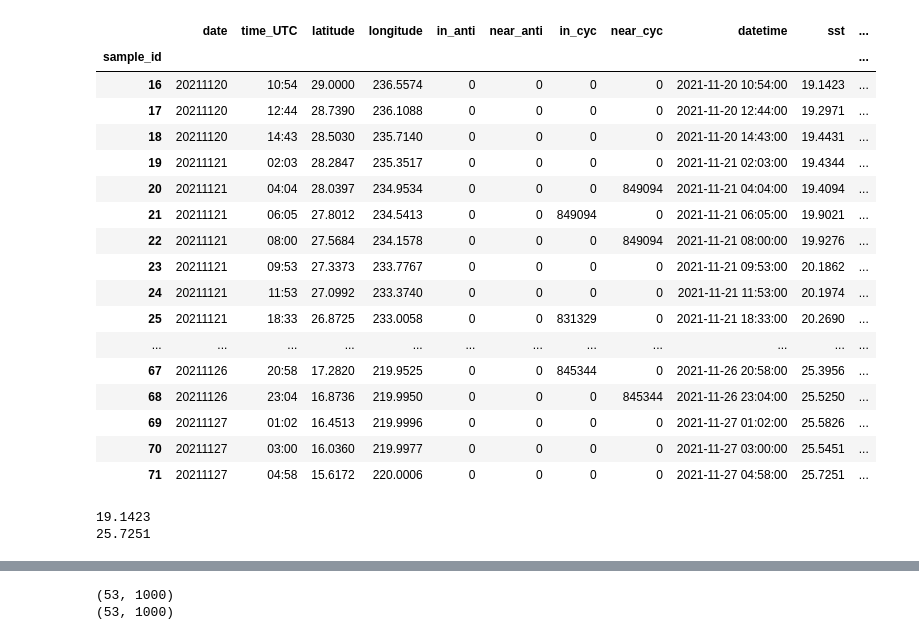
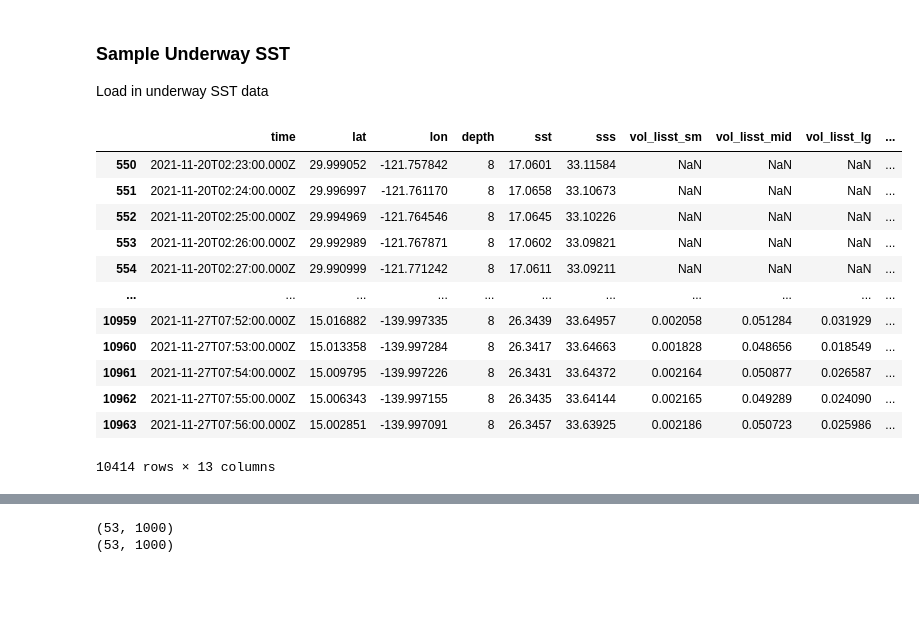
Before and after one commit to lexi-jones/G4_phyto_advection, a Jupyter notebook: SST_and_TKE/temp_lat_advection.ipynb, the cells around one changed output, grey strips where cells are left out. Cells and saved outputs as stored; diff of their text form; code cells hidden in the pictures; blank space fills up the shorter version.

```diff
--- a/SST_and_TKE/temp_lat_advection.ipynb
+++ b/SST_and_TKE/temp_lat_advection.ipynb
@@ -29,31 +33,27 @@ plt.rc('xtick', labelsize=fontsize)    # fontsize of the tick labels
 plt.rc('ytick', labelsize=fontsize)    # fontsize of the tick labels
 plt.rc('legend', fontsize=fontsize)    # legend fontsize
 plt.rc('figure', titlesize=fontsize)  # fontsize of the figure title
-# %%
-metadata_df = pd.read_csv(data_dir + 'AVISO_metadata_w_sst_sss.csv',index_col=0)
-metadata_df
-# %% [output]
-|  | date | time_UTC | latitude | longitude | in_anti | near_anti | in_cyc | near_cyc | datetime | sst | ... |
-| sample_id |  |  |  |  |  |  |  |  |  |  | ... |
-| 16 | 20211120 | 10:54 | 29.0000 | 236.5574 | 0 | 0 | 0 | 0 | 2021-11-20 10:54:00 | 19.1423 | ... |
-| 17 | 20211120 | 12:44 | 28.7390 | 236.1088 | 0 | 0 | 0 | 0 | 2021-11-20 12:44:00 | 19.2971 | ... |
-| 18 | 20211120 | 14:43 | 28.5030 | 235.7140 | 0 | 0 | 0 | 0 | 2021-11-20 14:43:00 | 19.4431 | ... |
-| 19 | 20211121 | 02:03 | 28.2847 | 235.3517 | 0 | 0 | 0 | 0 | 2021-11-21 02:03:00 | 19.4344 | ... |
-| 20 | 20211121 | 04:04 | 28.0397 | 234.9534 | 0 | 0 | 0 | 849094 | 2021-11-21 04:04:00 | 19.4094 | ... |
-| 21 | 20211121 | 06:05 | 27.8012 | 234.5413 | 0 | 0 | 849094 | 0 | 2021-11-21 06:05:00 | 19.9021 | ... |
-| 22 | 20211121 | 08:00 | 27.5684 | 234.1578 | 0 | 0 | 0 | 849094 | 2021-11-21 08:00:00 | 19.9276 | ... |
-| 23 | 20211121 | 09:53 | 27.3373 | 233.7767 | 0 | 0 | 0 | 0 | 2021-11-21 09:53:00 | 20.1862 | ... |
-| 24 | 20211121 | 11:53 | 27.0992 | 233.3740 | 0 | 0 | 0 | 0 | 2021-11-21 11:53:00 | 20.1974 | ... |
-| 25 | 20211121 | 18:33 | 26.8725 | 233.0058 | 0 | 0 | 831329 | 0 | 2021-11-21 18:33:00 | 20.2690 | ... |
-| ... | ... | ... | ... | ... | ... | ... | ... | ... | ... | ... | ... |
-| 67 | 20211126 | 20:58 | 17.2820 | 219.9525 | 0 | 0 | 845344 | 0 | 2021-11-26 20:58:00 | 25.3956 | ... |
-| 68 | 20211126 | 23:04 | 16.8736 | 219.9950 | 0 | 0 | 0 | 845344 | 2021-11-26 23:04:00 | 25.5250 | ... |
-| 69 | 20211127 | 01:02 | 16.4513 | 219.9996 | 0 | 0 | 0 | 0 | 2021-11-27 01:02:00 | 25.5826 | ... |
-| 70 | 20211127 | 03:00 | 16.0360 | 219.9977 | 0 | 0 | 0 | 0 | 2021-11-27 03:00:00 | 25.5451 | ... |
-| 71 | 20211127 | 04:58 | 15.6172 | 220.0006 | 0 | 0 | 0 | 0 | 2021-11-27 04:58:00 | 25.7251 | ... |
-# %%
-print(min(metadata_df['sst']))
-print(max(metadata_df['sst']))
-# %% [output]
-19.1423
-25.7251
+# %% [markdown]
+### Sample Underway SST
+Load in underway SST data
+# %%
+TS_dir = '/Users/lexijones/Dropbox (MIT)/Grad_School/Research/G4_consolidated/data/CMAP_data/Gradients4-TN397-Optics_LISST_AC-S_ECO/'
+TS_data = 'Gradients4-TN397-Optics_LISST_AC-S_ECO.csv'
+TS = pd.read_csv(TS_dir + TS_data)
+TS = TS[(TS['lat'] <= 30) & (TS['lat']>= 15)] # crop by latitude
+TS = TS.iloc[np.where([(int(i[8:10])<28) & (int(i[8:10])>19) for i in TS['time']])] # filter by day down to the sampling week
+TS
+# %% [output]
+|  | time | lat | lon | depth | sst | sss | vol_lisst_sm | vol_lisst_mid | vol_lisst_lg | ... |
+| 550 | 2021-11-20T02:23:00.000Z | 29.999052 | -121.757842 | 8 | 17.0601 | 33.11584 | NaN | NaN | NaN | ... |
+| 551 | 2021-11-20T02:24:00.000Z | 29.996997 | -121.761170 | 8 | 17.0658 | 33.10673 | NaN | NaN | NaN | ... |
+| 552 | 2021-11-20T02:25:00.000Z | 29.994969 | -121.764546 | 8 | 17.0645 | 33.10226 | NaN | NaN | NaN | ... |
+| 553 | 2021-11-20T02:26:00.000Z | 29.992989 | -121.767871 | 8 | 17.0602 | 33.09821 | NaN | NaN | NaN | ... |
+| 554 | 2021-11-20T02:27:00.000Z | 29.990999 | -121.771242 | 8 | 17.0611 | 33.09211 | NaN | NaN | NaN | ... |
+| ... | ... | ... | ... | ... | ... | ... | ... | ... | ... | ... |
+| 10959 | 2021-11-27T07:52:00.000Z | 15.016882 | -139.997335 | 8 | 26.3439 | 33.64957 | 0.002058 | 0.051284 | 0.031929 | ... |
+| 10960 | 2021-11-27T07:53:00.000Z | 15.013358 | -139.997284 | 8 | 26.3417 | 33.64663 | 0.001828 | 0.048656 | 0.018549 | ... |
+| 10961 | 2021-11-27T07:54:00.000Z | 15.009795 | -139.997226 | 8 | 26.3431 | 33.64372 | 0.002164 | 0.050877 | 0.026587 | ... |
+| 10962 | 2021-11-27T07:55:00.000Z | 15.006343 | -139.997155 | 8 | 26.3435 | 33.64144 | 0.002165 | 0.049289 | 0.024090 | ... |
+| 10963 | 2021-11-27T07:56:00.000Z | 15.002851 | -139.997091 | 8 | 26.3457 | 33.63925 | 0.002186 | 0.050723 | 0.025986 | ... |
+10414 rows × 13 columns
```
Also changed, not shown: parts of 23 cells of this notebook, 2 other files.
